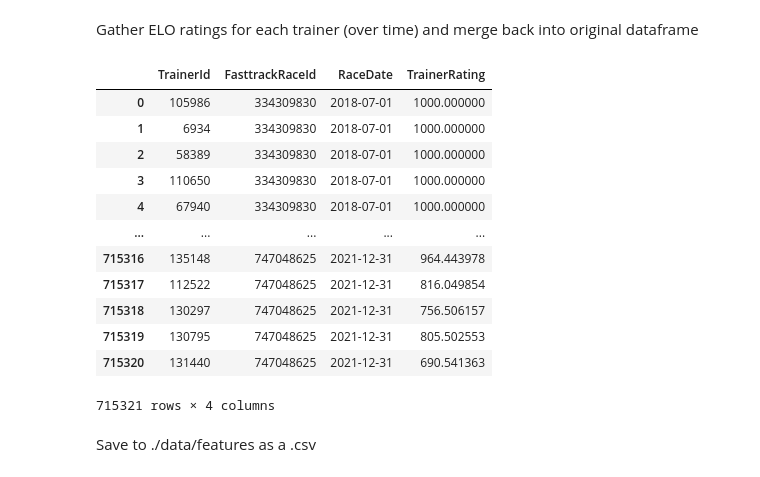
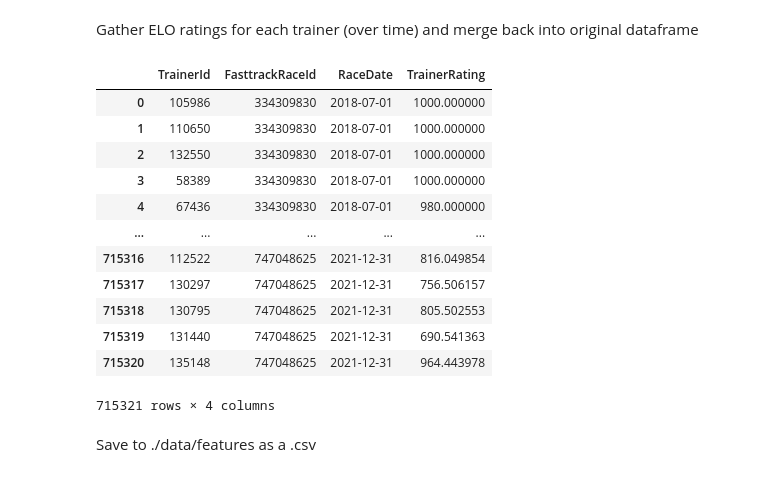
Before and after one commit to Isilisi/Greyhounds, a Jupyter notebook: feature-engineering/trainer-elo.ipynb, the cells around one changed output. Cells and saved outputs as stored; diff of their text form; code cells hidden in the pictures.

```diff
--- a/feature-engineering/trainer-elo.ipynb
+++ b/feature-engineering/trainer-elo.ipynb
@@ -128,43 +128,44 @@ Gather ELO ratings for each trainer (over time) and merge back into original dat
 tracker = Tracker()
 tracker.process_data(df_temp)
 df_trainers = tracker.get_history_df().copy().rename(columns={"player_id":"TrainerId", "date": "RaceDate"})
 
 # Take first ELO rating of trainer for that date (if trainer has had more than one race for a given date)
 df_trainers = df_trainers.sort_values(by="RaceDate", ascending=True).drop_duplicates(["TrainerId", "RaceDate"], keep='first')
 
 # Merge to original dataframe
 df["TrainerId"] = df["TrainerId"].astype(str)
 df = df.merge(df_trainers, on=["TrainerId", "RaceDate"], how="left").rename(columns={'rating': 'TrainerRating'})
 
 # Drop duplicate values
 df = df.drop_duplicates(subset=['TrainerId', 'FasttrackRaceId', 'RaceDate'], keep='first')
 
 # Shift Trainer ELO Rating (prevent data leakage)
+df = df.sort_values(by=['RaceDate', 'TrainerId'])
 df["TrainerRating"] = df.groupby("TrainerId")["TrainerRating"].transform(lambda x: x.shift(1))
 
 # Take only columns of interest
 df = df[['TrainerId', 'FasttrackRaceId', 'RaceDate', 'TrainerRating']]
 
 # Fill missing ELO ratings with 1000 (starting ELO)
 df['TrainerRating'] = df['TrainerRating'].fillna(float(1000))
 
 # Sort values and reset index
 df = df.sort_values(by=['RaceDate', 'FasttrackRaceId'], ascending=True).reset_index(drop=True)
 
 display(df)
 # %% [output]
 |  | TrainerId | FasttrackRaceId | RaceDate | TrainerRating |
 | 0 | 105986 | 334309830 | 2018-07-01 | 1000.000000 |
-| 1 | 6934 | 334309830 | 2018-07-01 | 1000.000000 |
-| 2 | 58389 | 334309830 | 2018-07-01 | 1000.000000 |
-| 3 | 110650 | 334309830 | 2018-07-01 | 1000.000000 |
-| 4 | 67940 | 334309830 | 2018-07-01 | 1000.000000 |
+| 1 | 110650 | 334309830 | 2018-07-01 | 1000.000000 |
+| 2 | 132550 | 334309830 | 2018-07-01 | 1000.000000 |
+| 3 | 58389 | 334309830 | 2018-07-01 | 1000.000000 |
+| 4 | 67436 | 334309830 | 2018-07-01 | 980.000000 |
 | ... | ... | ... | ... | ... |
-| 715316 | 135148 | 747048625 | 2021-12-31 | 964.443978 |
-| 715317 | 112522 | 747048625 | 2021-12-31 | 816.049854 |
-| 715318 | 130297 | 747048625 | 2021-12-31 | 756.506157 |
-| 715319 | 130795 | 747048625 | 2021-12-31 | 805.502553 |
-| 715320 | 131440 | 747048625 | 2021-12-31 | 690.541363 |
+| 715316 | 112522 | 747048625 | 2021-12-31 | 816.049854 |
+| 715317 | 130297 | 747048625 | 2021-12-31 | 756.506157 |
+| 715318 | 130795 | 747048625 | 2021-12-31 | 805.502553 |
+| 715319 | 131440 | 747048625 | 2021-12-31 | 690.541363 |
+| 715320 | 135148 | 747048625 | 2021-12-31 | 964.443978 |
 715321 rows × 4 columns
 # %% [markdown]
 Save to ./data/features as a .csv
```
Also changed, not shown: 1 other file.
